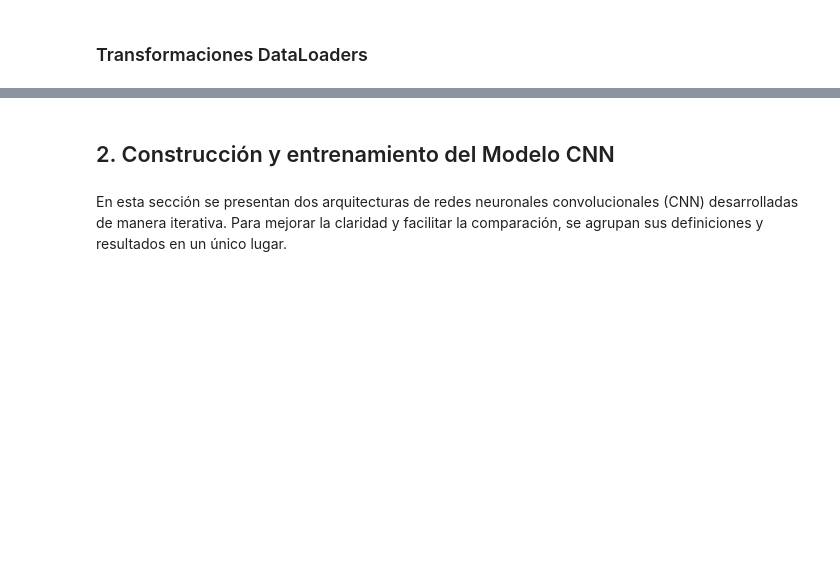
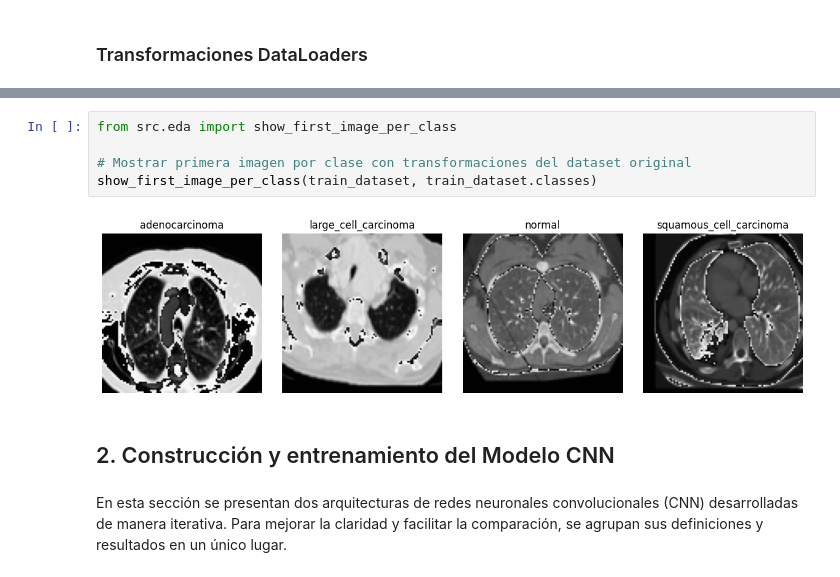
Before and after one commit to FIUBA-CEIA-18Co2024/VpC2-TP1, a Jupyter notebook: notebook.ipynb, the cells around one changed output, grey strips where cells are left out. Saved outputs shown, nothing was run; the diff lists cells and outputs as text; blank space fills up the shorter version.

```diff
--- a/notebook.ipynb
+++ b/notebook.ipynb
@@ -175,3 +264,10 @@ Completar
+# %%
+from src.eda import show_first_image_per_class
+
+# Mostrar primera imagen por clase con transformaciones del dataset original
+show_first_image_per_class(train_dataset, train_dataset.classes)
+# %% [output]
+[figure, added]
 # %% [markdown]
 ## 2. Construcción y entrenamiento del Modelo CNN
 # %% [markdown]
```
Also changed, not shown: parts of 11 cells of this notebook.
